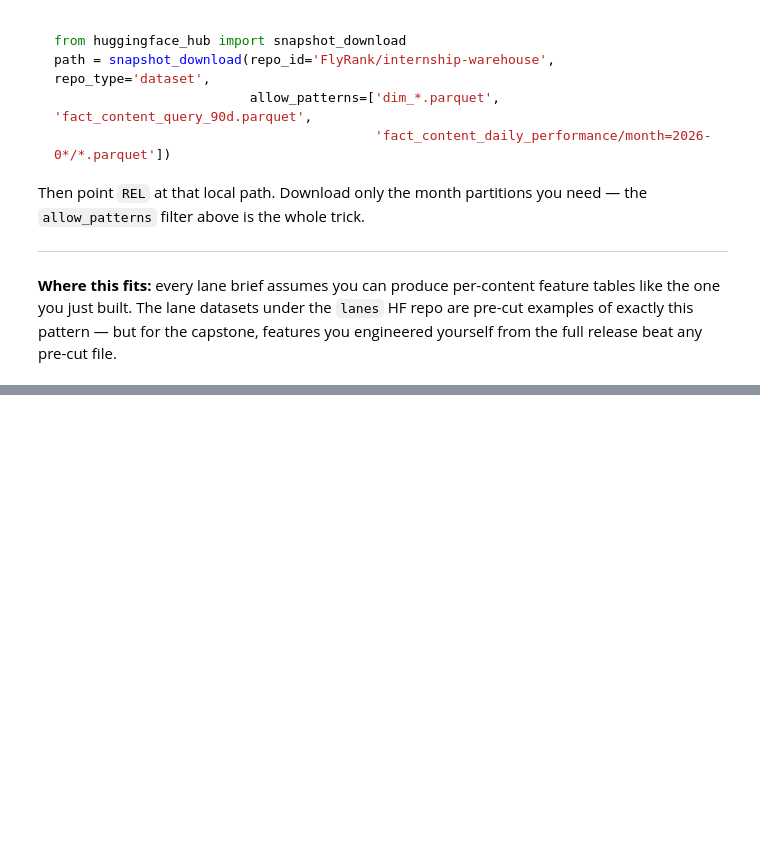
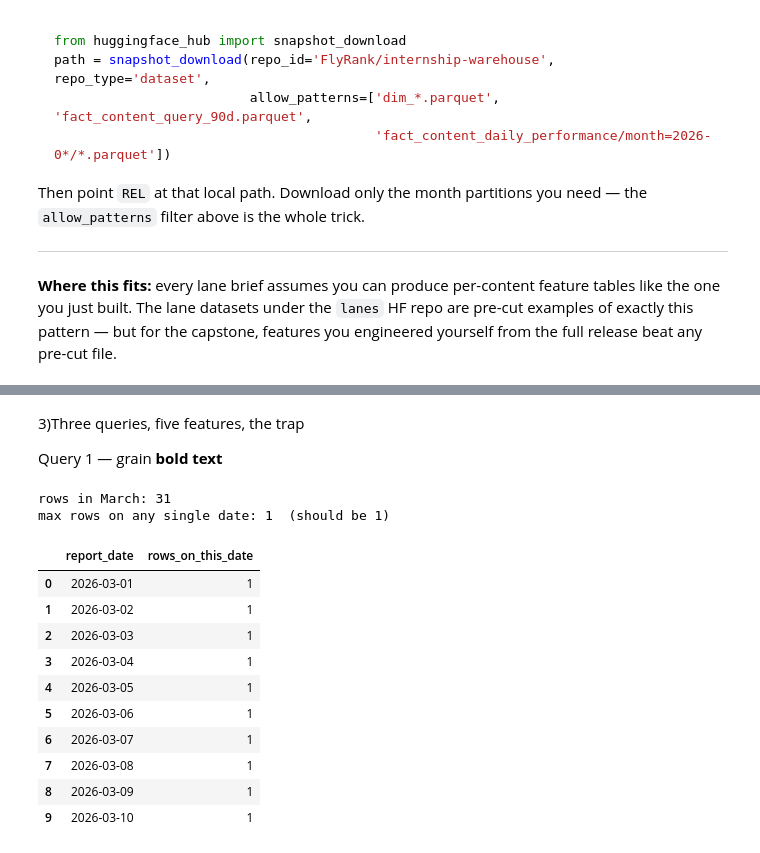
Before and after one commit to Szan-12345/FLYRANK-MACHINE-LEARNING, a Jupyter notebook: FLYRANK-MACHINE-LEARNING-main/notebooks/03_working_with_the_full_release.ipynb, the cells around one changed output, grey strips where cells are left out. Saved outputs shown, nothing was run; the diff lists cells and outputs as text; code cells hidden in the pictures; blank space fills up the shorter version.

```diff
--- a/FLYRANK-MACHINE-LEARNING-main/notebooks/03_working_with_the_full_release.ipynb
+++ b/FLYRANK-MACHINE-LEARNING-main/notebooks/03_working_with_the_full_release.ipynb
@@ -183,0 +251,39 @@ release beat any pre-cut file.
+# %% [markdown]
+3)Three queries, five features, the trap
+
+Query 1 — grain **bold text**
+# %%
+sample_pair = con.sql(f"""
+    SELECT client_hash_id, content_hash_id
+    FROM {TABLES['fact_daily']}
+    WHERE report_date BETWEEN '2026-03-01' AND '2026-03-31'
+    LIMIT 1
+""").df().iloc[0]
+
+grain_check = con.sql(f"""
+    SELECT report_date, COUNT(*) AS rows_on_this_date
+    FROM {TABLES['fact_daily']}
+    WHERE client_hash_id = '{sample_pair.client_hash_id}'
+      AND content_hash_id = '{sample_pair.content_hash_id}'
+      AND report_date BETWEEN '2026-03-01' AND '2026-03-31'
+    GROUP BY report_date
+    ORDER BY report_date
+""").df()
+
+print(f"rows in March: {len(grain_check)}")
+print(f"max rows on any single date: {grain_check['rows_on_this_date'].max()}  (should be 1)")
+grain_check.head(10)
+# %% [output]
+rows in March: 31
+max rows on any single date: 1  (should be 1)
+|  | report_date | rows_on_this_date |
+| 0 | 2026-03-01 | 1 |
+| 1 | 2026-03-02 | 1 |
+| 2 | 2026-03-03 | 1 |
+| 3 | 2026-03-04 | 1 |
+| 4 | 2026-03-05 | 1 |
+| 5 | 2026-03-06 | 1 |
+| 6 | 2026-03-07 | 1 |
+| 7 | 2026-03-08 | 1 |
+| 8 | 2026-03-09 | 1 |
+| 9 | 2026-03-10 | 1 |
```
Also changed, not shown: parts of 24 cells of this notebook.
